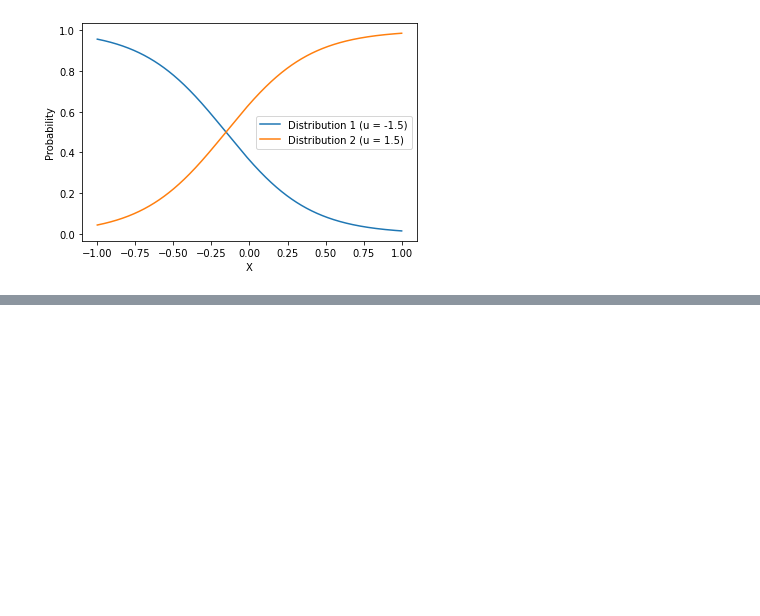
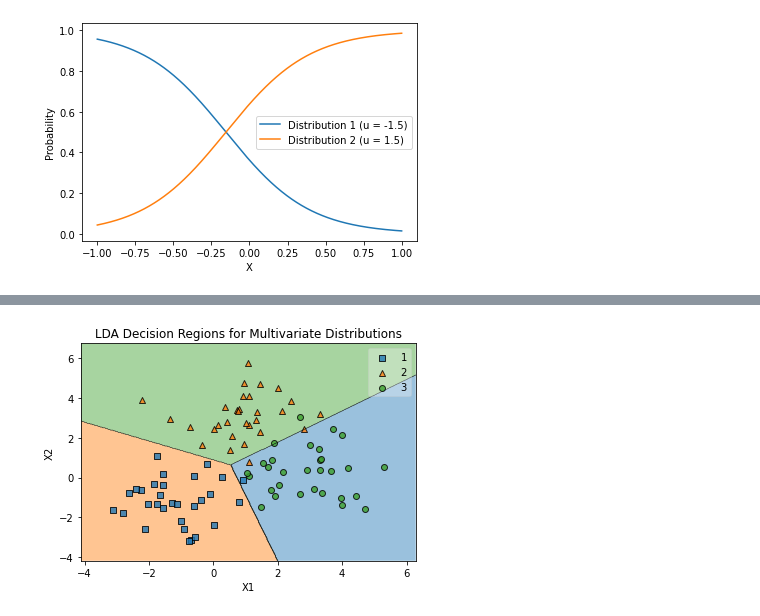
Before and after one commit to ys-lin14/statistical-learning, a Jupyter notebook: 4_classification/4.4_linear_discriminant_analysis.ipynb, the cells around one changed output, grey strips where cells are left out. Cells and saved outputs as stored; diff of their text form; code cells hidden in the pictures; blank space fills up the shorter version.

```diff
--- a/4_classification/4.4_linear_discriminant_analysis.ipynb
+++ b/4_classification/4.4_linear_discriminant_analysis.ipynb
@@ -66,0 +108,14 @@ plt.show()
+# %%
+# help(plot_decision_regions) # mlextend
+plot_decision_regions(
+    X_multivariate,
+    y_multivariate,
+    clf=classifier,
+    hide_spines=False
+)
+plt.title('LDA Decision Regions for Multivariate Distributions')
+plt.xlabel('X1')
+plt.ylabel('X2')
+plt.show()
+# %% [output]
+[figure, added]
```
Also changed, not shown: parts of 9 cells of this notebook.
